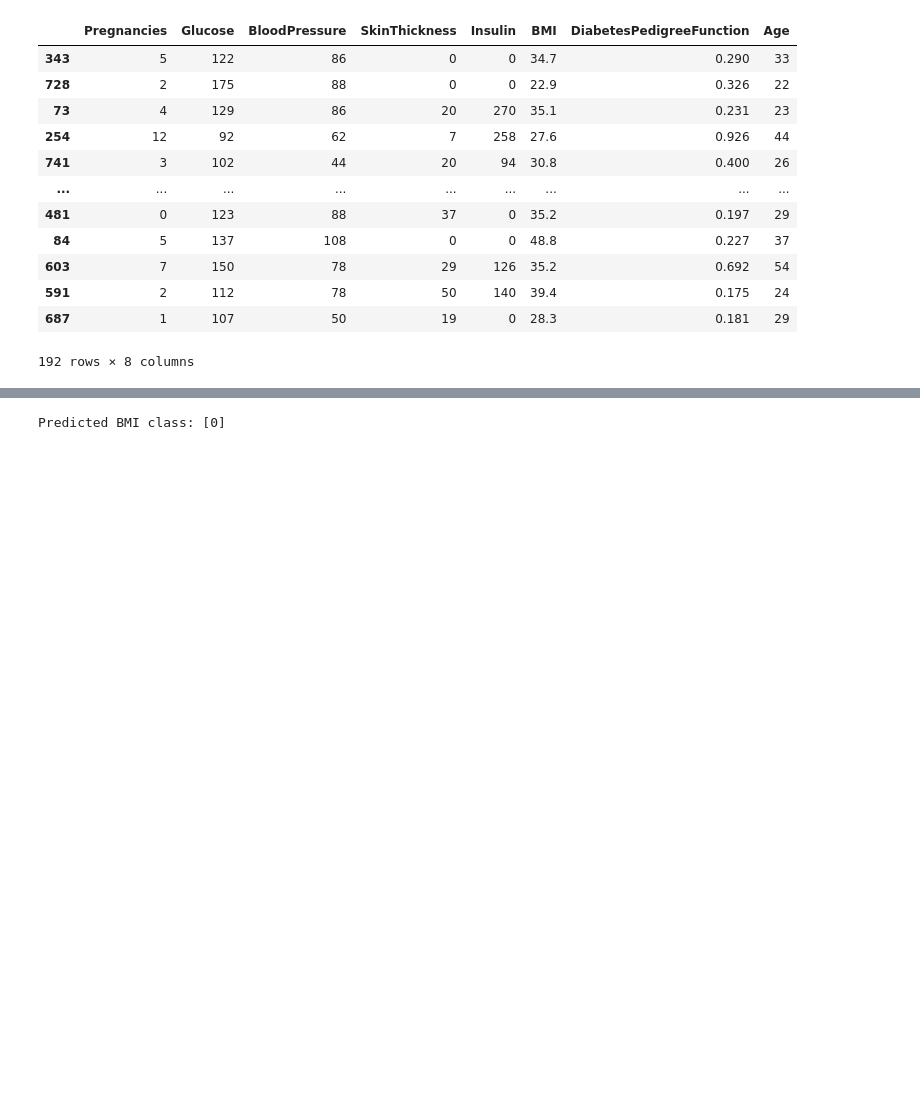
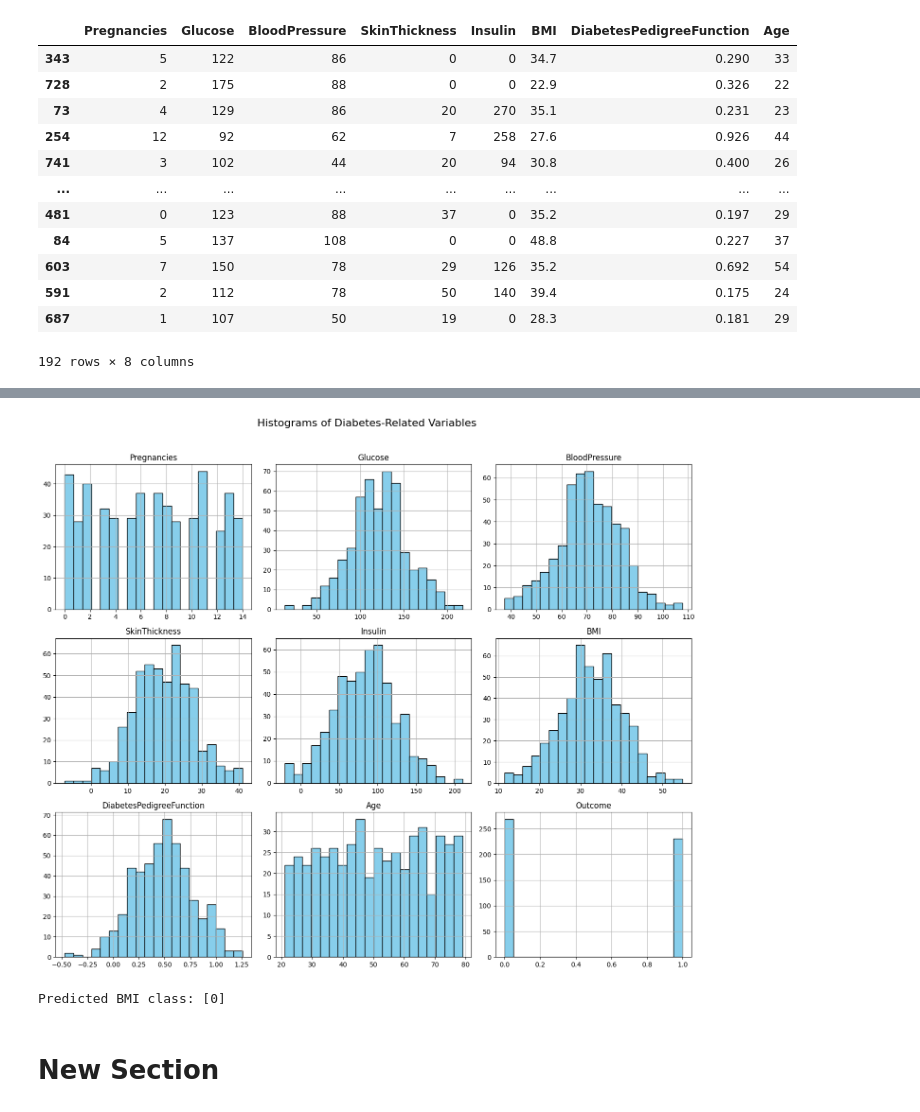
Before and after one commit to chethan81/Diabetes_predication, a Jupyter notebook: Copy_of_Welcome_To_Colab.ipynb, the cells around one changed output, grey strips where cells are left out. Cells and saved outputs as stored; diff of their text form; code cells hidden in the pictures; blank space fills up the shorter version.

```diff
--- a/Copy_of_Welcome_To_Colab.ipynb
+++ b/Copy_of_Welcome_To_Colab.ipynb
@@ -143,3 +153,27 @@ Name: Outcome, Length: 192, dtype: int64
+# %%
+np.random.seed(42)
+
+data = {
+    'Pregnancies': np.random.randint(0, 15, 500),
+    'Glucose': np.random.normal(120, 30, 500),
+    'BloodPressure': np.random.normal(70, 12, 500),
+    'SkinThickness': np.random.normal(20, 8, 500),
+    'Insulin': np.random.normal(80, 40, 500),
+    'BMI': np.random.normal(32, 7, 500),
+    'DiabetesPedigreeFunction': np.random.normal(0.5, 0.3, 500),
+    'Age': np.random.randint(21, 80, 500),
+    'Outcome': np.random.randint(0, 2, 500)
+}
+
+
+df = pd.DataFrame(data)
+
+df.hist(bins=20, figsize=(14, 12), color='skyblue', edgecolor='black')
+plt.suptitle('Histograms of Diabetes-Related Variables', fontsize=16)
+plt.tight_layout(rect=[0, 0, 1, 0.96])
+plt.show()
+# %% [output]
+[figure, added]
 # %%
 import joblib
 
@@ -156,3 +186,5 @@ predictions = model.predict(input_values)
 print("Predicted BMI class:", predictions)
 # %% [output]
 Predicted BMI class: [0]
+# %% [markdown]
+# New Section
```
Also changed, not shown: parts of 11 cells of this notebook.
